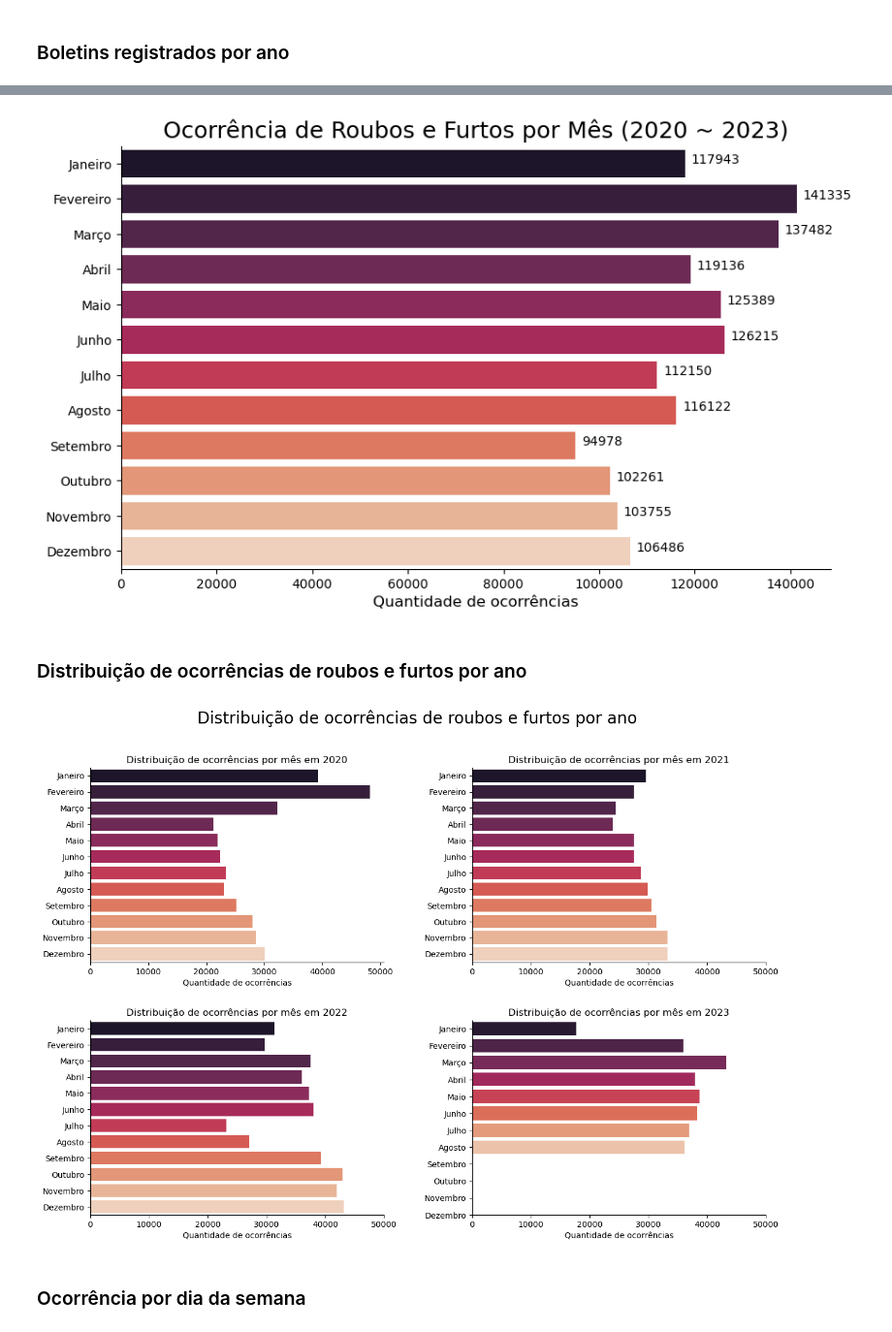
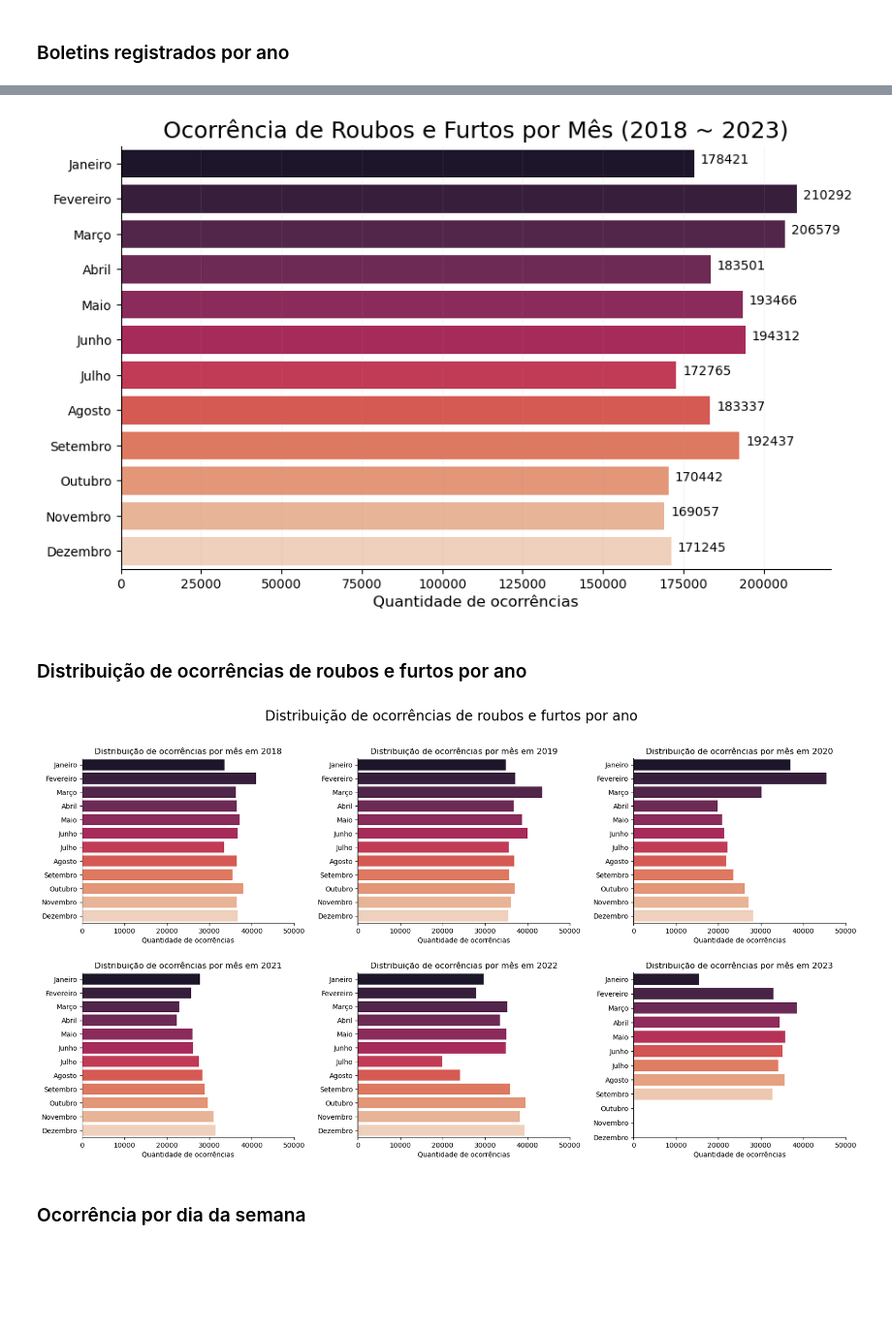
Before and after one commit to anderdot/previsao-crimes, a Jupyter notebook: Analises/Modelo Preditiva.ipynb, the cells around one changed output, grey strips where cells are left out. Shown: that part at 97% size. Cells and saved outputs as stored; diff of their text form; code cells hidden in the pictures; blank space fills up the shorter version.

```diff
--- a/Analises/Modelo Preditiva.ipynb
+++ b/Analises/Modelo Preditiva.ipynb
@@ -178,9 +146,6 @@ dados['dataComunicacao'] = pd.to_datetime(dados['dataComunicacao'])
 * A TARDE: 12h às 18h
 * A NOITE: 18h às 0h
 # %%
-# Tratando a coluna horaOcorrencia.
-dados['horaOcorrencia'] = pd.to_datetime(dados['horaOcorrencia'], format='%H:%M:%S').dt.time
-
 # Função para categorizar as horas
 def categorizar_horas(hora):
     if 0 <= hora.hour < 6:
@@ -192,10 +157,7 @@ def categorizar_horas(hora):
     elif 18 <= hora.hour < 24:
         return 'NOITE'
     else:
-        return 'EM HORA INCERTA'
+        return 'HORA INCERTA'
 
 # Aplicando a função para categorizar as horas da ocorrência corretamente na coluna "periodoOcorrencia"
-dados['periodoOcorrencia'] = dados['horaOcorrencia'].apply(categorizar_horas)
-
-# Exibindo as colunas formatadas.
-dados[['horaOcorrencia', 'periodoOcorrencia']]
+dados['periodo_ocorrencia_corrigido'] = dados['hora_ocorrencia'].apply(categorizar_horas)
@@ -216,4 +164,7 @@ dados[['horaOcorrencia', 'periodoOcorrencia']]
 # %%
+# Deletando os dados duplicados.
+dados.drop_duplicates(inplace=True)
+
 # Resetando o index.
 dados.reset_index(drop=True, inplace= True)
 
@@ -276,7 +215,7 @@ import seaborn as sns
 # %% [markdown]
 ## Configurando o estilo e cor dos gráficos
 # %%
-sns.set_palette('rocket')
+sns.set_palette("rocket_r")
 # %% [markdown]
 ## Análises: Ocorrências
 # %% [markdown]
@@ -310,16 +249,16 @@ fig.savefig('Graficos/quantidade_BO_ano.png', transparent=False, dpi=300, bbox_i
 # %%
-# Filtrando as ocorrências a partir do 2020-01-01 em diante.
-datas_invalidas = (dados_ocorrencias['dataOcorrencia'] < '2020-01-01')
+# Filtrando as ocorrências a partir do 2018-01-01 em diante.
+datas_invalidas = (dados_ocorrencias['data_ocorrencia'] < '2018-01-01')
 dados_ocorrencias.drop(dados_ocorrencias[datas_invalidas].index, inplace=True)
 dados_ocorrencias.reset_index(drop=True, inplace= True)
 # %%
 # Contar a quantidade de ocorrências por mês.
-contagem = dados_ocorrencias['mesOcorrencia'].value_counts()
+contagem = dados_ocorrencias['data_ocorrencia'].dt.month.value_counts().sort_index()
 
 # Gerando o gráfico.
 fig, ax = plt.subplots(figsize=(10,6))
 ax = sns.barplot(x=contagem.values, y=contagem.index, orient ='h', palette='rocket')
-ax.set_title('Ocorrência de Roubos e Furtos por Mês (2020 ~ 2023)', loc='center', fontsize=18)
+ax.set_title('Ocorrência de Roubos e Furtos por Mês (2018 ~ 2023)', loc='center', fontsize=18)
 ax.set_ylabel('')
 ax.set_xlabel('Quantidade de ocorrências', fontsize=12)
 ax.set_yticklabels(['Janeiro', 'Fevereiro', 'Março', 'Abril', 'Maio', 'Junho', 'Julho', 'Agosto', 'Setembro', 'Outubro', 'Novembro', 'Dezembro'])
@@ -329,48 +268,51 @@ for p in ax.patches:
                 (p.get_x() + p.get_width(), p.get_y() + p.get_height() / 2.),
                 xytext=(5, 0),
                 textcoords='offset points')
+plt.grid(axis='x', alpha=0.1)
 fig = plt.gcf()
 plt.show()
 
 # Salvando o gráfico na pasta Graficos.
 fig.savefig('Graficos/quantidade_ocorrencia_mensal.png', transparent=False, dpi=300, bbox_inches='tight')
 # %% [output]
-[figure, old version]
+[figure, new version]
 # %% [markdown]
 ### Distribuição de ocorrências de roubos e furtos por ano
 # %%
 # Criando coluna anoOcorrencia.
-dados_ocorrencias['anoOcorrencia'] = dados_ocorrencias['dataOcorrencia'].dt.year
+dados_ocorrencias['ano_ocorrencia'] = dados_ocorrencias['data_ocorrencia'].dt.year
+dados_ocorrencias['mes_ocorrencia'] = dados_ocorrencias['data_ocorrencia'].dt.month
 
 # Agrupando os dados por mês e ano e contando as ocorrências.
-ocorrencias_por_mes = dados_ocorrencias.groupby([dados_ocorrencias['anoOcorrencia'], dados_ocorrencias['mesOcorrencia']]).size().reset_index(name='contagem')
+ocorrencias_por_mes = dados_ocorrencias.groupby([dados_ocorrencias['ano_ocorrencia'], dados_ocorrencias['mes_ocorrencia']]).size().reset_index(name='contagem')
 
-# Gerando 4 gráficos.
-fig, axs = plt.subplots(2, 2, figsize=(15, 10))
+# Gerando 6 gráficos.
+fig, axs = plt.subplots(2, 3, figsize=(20, 10))
 
 # Gerando os gráficos por mês e ano.
-for i, ano in enumerate([2020, 2021, 2022, 2023]):
-    row = i // 2
-    col = i % 2
-    data = ocorrencias_por_mes.loc[(ocorrencias_por_mes['anoOcorrencia'] == ano), :]
-    sns.barplot(x='contagem', y='mesOcorrencia', data=data, orient='h', palette='rocket', ax=axs[row, col])
+for i, ano in enumerate([2018, 2019, 2020, 2021, 2022, 2023]):
+    row = i // 3
+    col = i % 3
+    data = ocorrencias_por_mes.loc[(ocorrencias_por_mes['ano_ocorrencia'] == ano), :]
+    sns.barplot(x='contagem', y='mes_ocorrencia', data=data, orient='h', palette='rocket', ax=axs[row, col])
     axs[row, col].set_title(f'Distribuição de ocorrências por mês em {ano}')
     axs[row, col].set_xlabel('Quantidade de ocorrências')
     axs[row, col].set_xticks(range(0, 50001, 10000))
     axs[row, col].set_xticklabels(['0', '10000', '20000', '30000', '40000', '50000'])
     axs[row, col].set_ylabel('')
     axs[row, col].set_yticks(range(12))
     axs[row, col].set_yticklabels(['Janeiro', 'Fevereiro', 'Março', 'Abril', 'Maio', 'Junho', 'Julho', 'Agosto', 'Setembro', 'Outubro', 'Novembro', 'Dezembro'])
     sns.despine()
 fig.subplots_adjust(hspace=0.3, wspace=0.3)
 fig.suptitle('Distribuição de ocorrências de roubos e furtos por ano', fontsize=20)
+
 fig = plt.gcf()
 plt.show()
 
 # Salvando o gráfico na pasta Graficos.
 fig.savefig('Graficos/quantidade_ocorrencias_ano_mes.png', transparent=False, dpi=300, bbox_inches='tight')
 # %% [output]
-[figure, old version]
+[figure, new version]
 # %% [markdown]
 ### Ocorrência por dia da semana
 # %%
```
Also changed, not shown: parts of 50 cells of this notebook, 12 other files.
